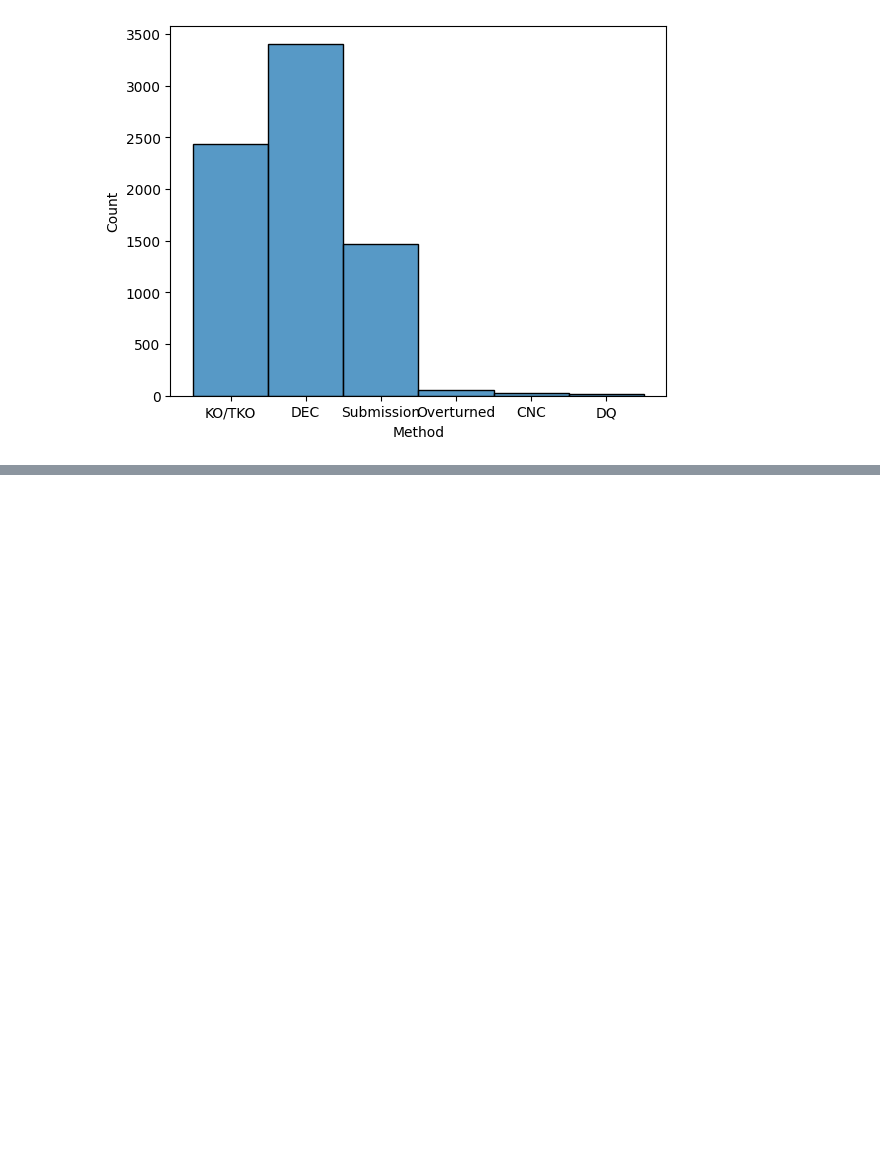
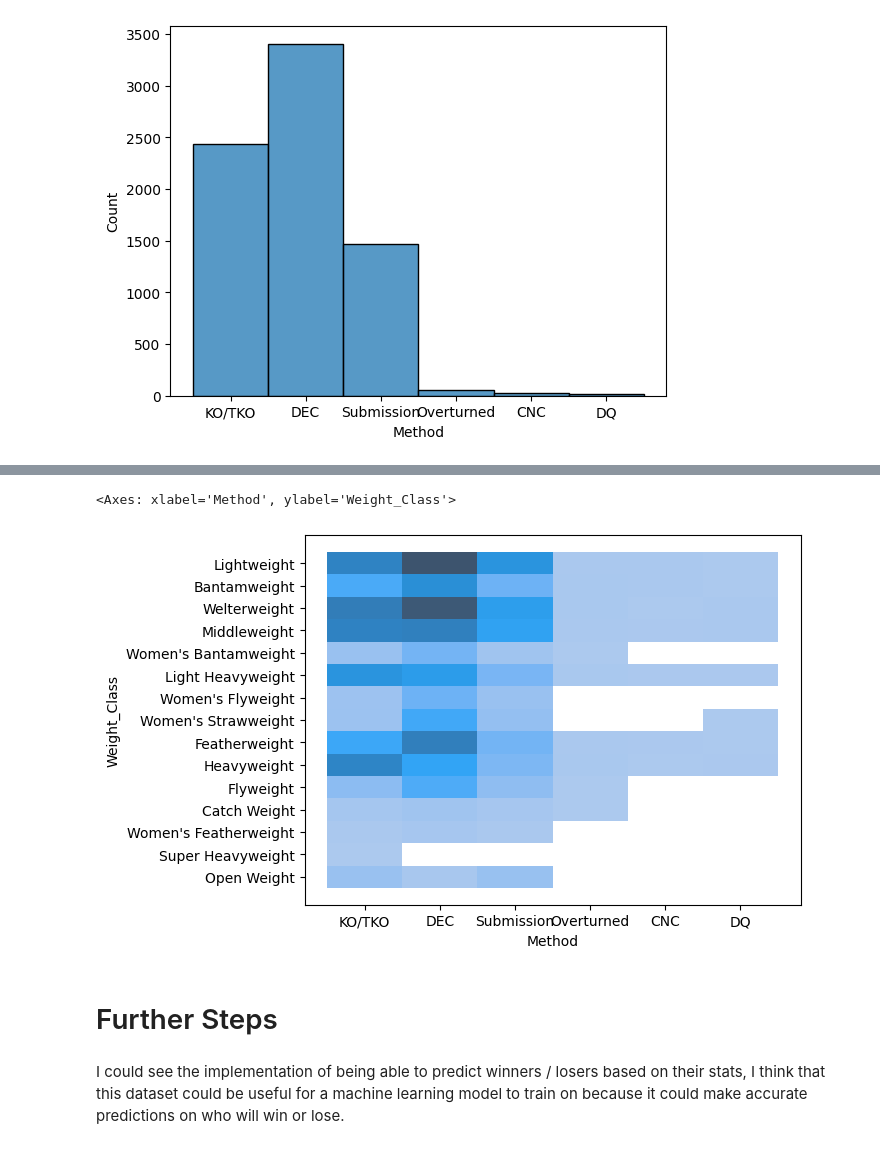
Before and after one commit to brady-jung/Data-Analysis, a Jupyter notebook: dataanalysis.ipynb, the cells around one changed output, grey strips where cells are left out. Drawn from its saved outputs; the diff is of its cells as text; code cells hidden in the pictures; blank space fills up the shorter version.

```diff
--- a/dataanalysis.ipynb
+++ b/dataanalysis.ipynb
@@ -170,0 +186,10 @@ sns.histplot(data=df, x="Method")
+# %%
+df["Method"]
+sns.histplot(data=df, x="Method", y="Weight_Class")
+# %% [output]
+<Axes: xlabel='Method', ylabel='Weight_Class'>
+[figure, added]
+# %% [markdown]
+# Further Steps
+# %% [markdown]
+I could see the implementation of being able to predict winners / losers based on their stats, I think that this dataset could be useful for a machine learning model to train on because it could make accurate predictions on who will win or lose.
```
Also changed, not shown: parts of 3 cells of this notebook.
